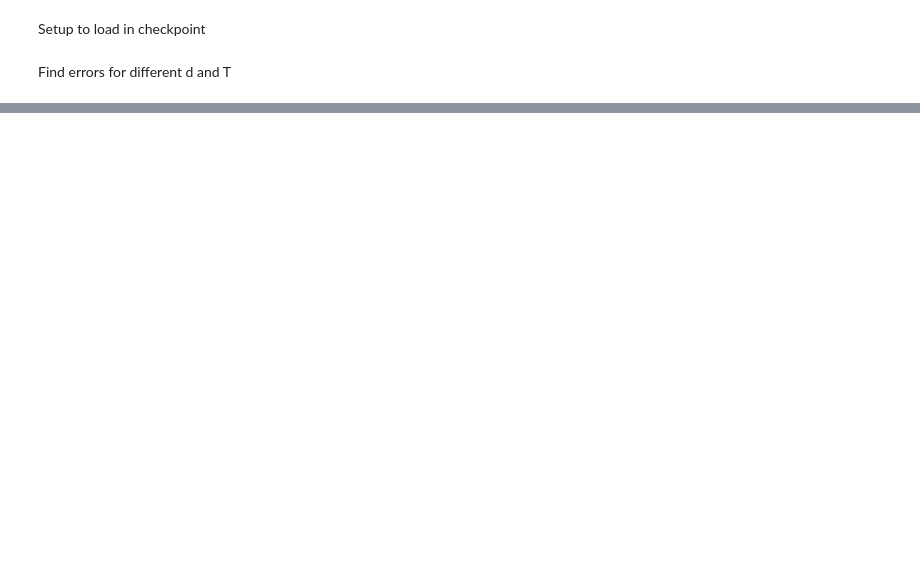
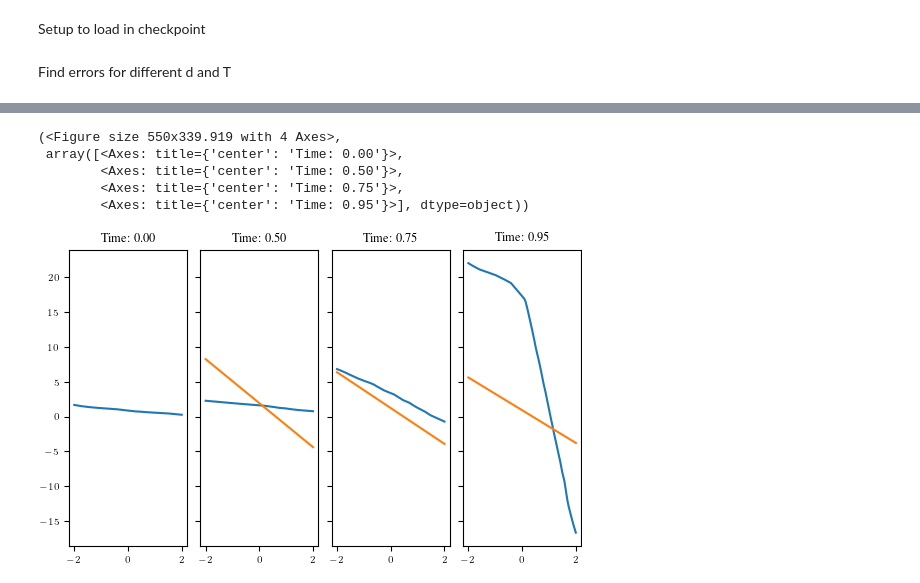
Before and after one commit to libbylbaker/forward_bridge, a Jupyter notebook: experiments/ou/plot_score_fixed_endpt.ipynb, the cells around one changed output, grey strips where cells are left out. Saved outputs shown, nothing was run; the diff lists cells and outputs as text; code cells hidden in the pictures; blank space fills up the shorter version.

```diff
--- a/experiments/ou/plot_score_fixed_endpt.ipynb
+++ b/experiments/ou/plot_score_fixed_endpt.ipynb
@@ -84,2 +76,17 @@ plt.show()
 # %%
-plot_score_error_variable_y(true_score, trained_score, -3, 3, -1, 1)
+x0= (1.,)
+checkpoint_path_forward = f"/Users/libbybaker/Documents/Python/doobs-score-project/doobs_score_matching/checkpoints/ou/forward_data_fixed_x0_{x0}"
+restored_forward = orbax_checkpointer.restore(checkpoint_path_forward)
+model = src.models.score_mlp.ScoreMLP(**restored_forward["network"])
+params = restored_forward["params"]
+trained_score_forward = utils.trained_score(model, params)
+# %%
+from src.plotting import plot_forward_score
+plot_forward_score(sde_ornstein_uhlenbeck.score_forward, trained_score_forward, x0)
+# %% [output]
+(<Figure size 550x339.919 with 4 Axes>,
+ array([<Axes: title={'center': 'Time: 0.00'}>,
+        <Axes: title={'center': 'Time: 0.50'}>,
+        <Axes: title={'center': 'Time: 0.75'}>,
+        <Axes: title={'center': 'Time: 0.95'}>], dtype=object))
+[figure, added]
```
Also changed, not shown: parts of 8 cells of this notebook, 2 other files.
